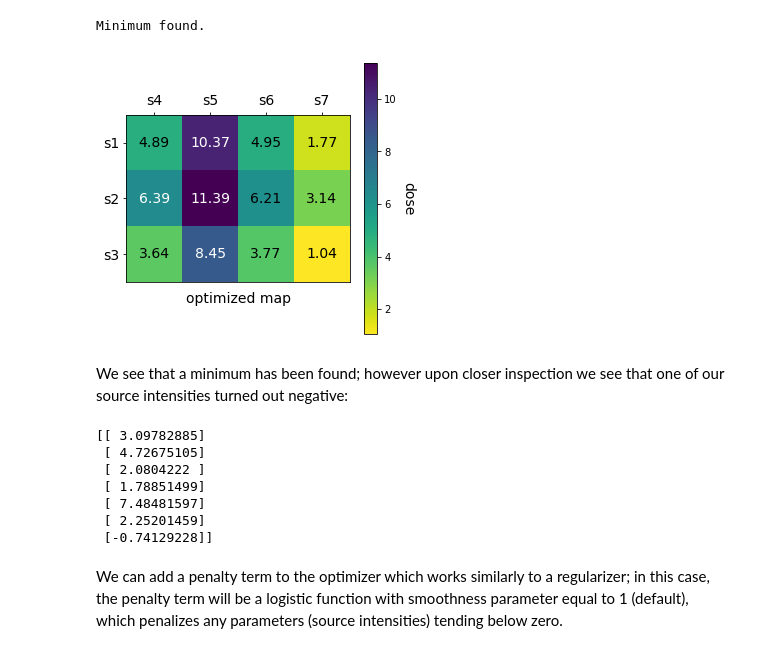
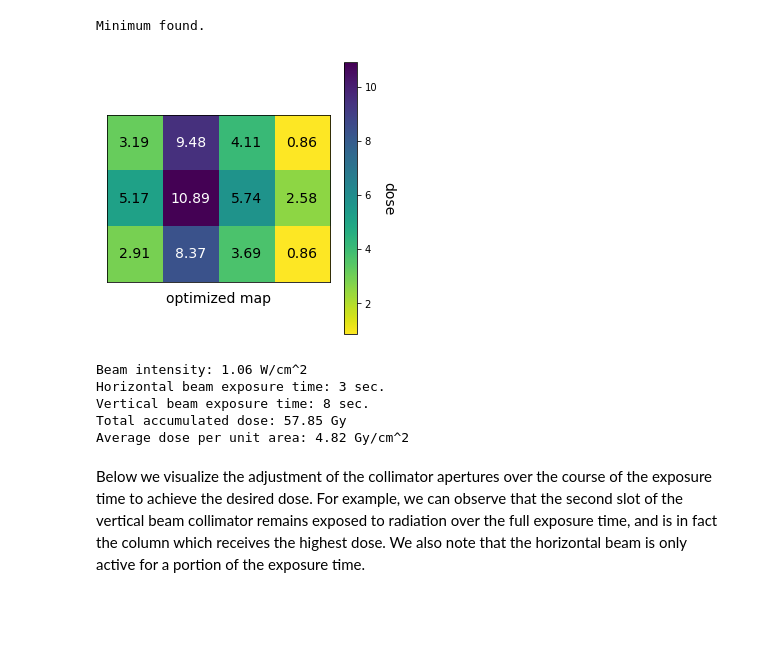
Before and after one commit to DualSapiens/cs207-FinalProject, a Jupyter notebook: docs/examples/optimize_demo.ipynb, the cells around one changed output. Saved outputs shown, nothing was run; the diff lists cells and outputs as text; code cells hidden in the pictures; blank space fills up the shorter version.

Commit message:
Updates to plan optimization, include collimator sequences.

```diff
--- a/docs/examples/optimize_demo.ipynb
+++ b/docs/examples/optimize_demo.ipynb
@@ -8,23 +8,19 @@ import matplotlib.pyplot as plt
 
 import sys
 sys.path.append("../../therapy_planner")
-from therapy_planner.interface import read_maps, optimize
+from therapy_planner.interface import PlannerInterface
 import numpy as np
 
 # helper function for plotting maps
 def plot_map(dose_map, name, ax, cmap, fontsize=14):
     m,n = dose_map.shape
-    ylabels = ['s'+str(i+1) for i in range(m)]
-    xlabels = ['s'+str(j+m+1) for j in range(n)]
     im = ax.imshow(dose_map, cmap=cmap)
     cbar = ax.figure.colorbar(im, ax=ax)
     cbar.ax.set_ylabel("dose", rotation=-90, va="bottom", size=14)
     ax.tick_params(top=True, bottom=False,
                    labeltop=True, labelbottom=False)
-    ax.set_xticks(np.arange(n))
-    ax.set_yticks(np.arange(m))
-    ax.set_xticklabels(xlabels,size=fontsize)
-    ax.set_yticklabels(ylabels,size=fontsize)
+    ax.set_xticks([])
+    ax.set_yticks([])
     textcolors=["black", "white"]
     threshold = im.norm(dose_map.max())/2.
     for i in range(m):
@@ -39,5 +35,8 @@ We read in the target, max, and min maps, and visualize the specified doses. The
 # %%
-maps = read_maps("dose_3x4.map")
+m = 3
+n = 4
+plan = PlannerInterface("dose_3x4.map")
+maps = plan.get_maps()
 
 fig, axes = plt.subplots(1,3,figsize=(16,4))
 cmaps = ["viridis_r", "Reds", "Blues"]
@@ -51,22 +56,17 @@ Next we run the `optimize` routine outlined in the `interface` module. For demon
 # %%
-sources, dose_map = optimize(maps)
+beam_intensity, profiles, dose_map, horiz_collimator, vert_collimator = plan.optimize(exposure_time=8)
 fig, ax = plt.subplots(1,1,figsize=(5,5))
 plot_map(dose_map, "optimized", ax, "viridis_r")
 plt.show()
+
+plan.print_summary()
 # %% [output]
 Minimum found.
-[figure, old version]
+[figure, new version]
+Beam intensity: 1.06 W/cm^2
+Horizontal beam exposure time: 3 sec.
+Vertical beam exposure time: 8 sec.
+Total accumulated dose: 57.85 Gy
+Average dose per unit area: 4.82 Gy/cm^2
-# %% [markdown]
-We see that a minimum has been found; however upon closer inspection we see that one of our source intensities turned out negative:
-# %%
-print(np.vstack(sources))
-# %% [output]
-[[ 3.09782885]
- [ 4.72675105]
- [ 2.0804222 ]
- [ 1.78851499]
- [ 7.48481597]
- [ 2.25201459]
- [-0.74129228]]
-# %% [markdown]
-We can add a penalty term to the optimizer which works similarly to a regularizer; in this case, the penalty term will be a logistic function with smoothness parameter equal to 1 (default), which penalizes any parameters (source intensities) tending below zero.
+# %% [markdown]
+Below we visualize the adjustment of the collimator apertures over the course of the exposure time to achieve the desired dose. For example, we can observe that the second slot of the vertical beam collimator remains exposed to radiation over the full exposure time, and is in fact the column which receives the highest dose. We also note that the horizontal beam is only active for a portion of the exposure time.
```
Also changed, not shown: parts of 21 cells of this notebook, 8 other files.
